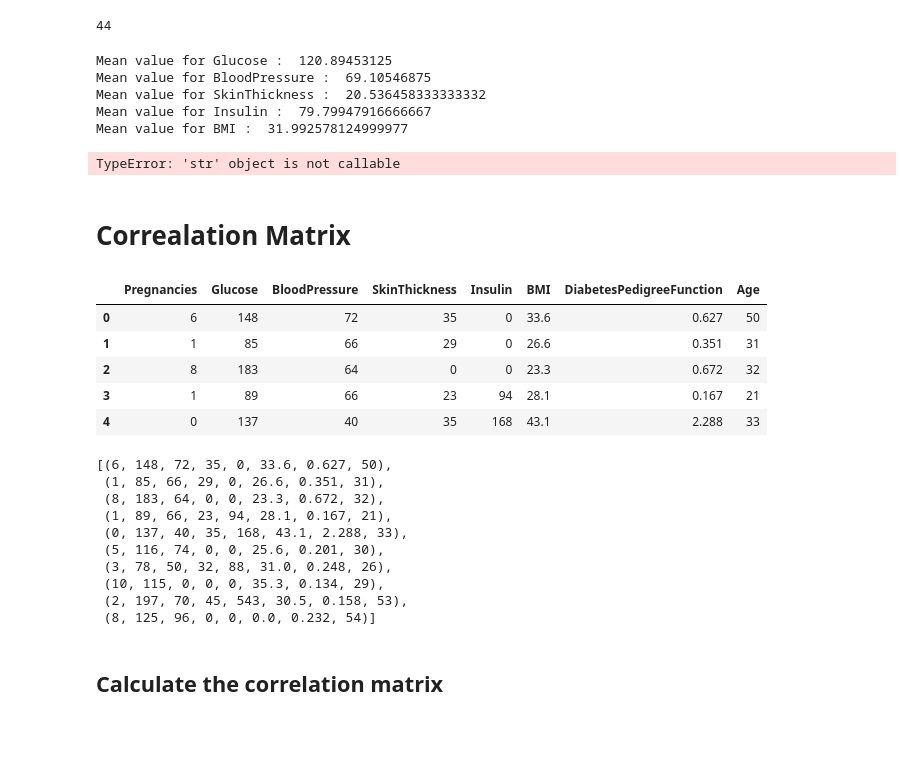
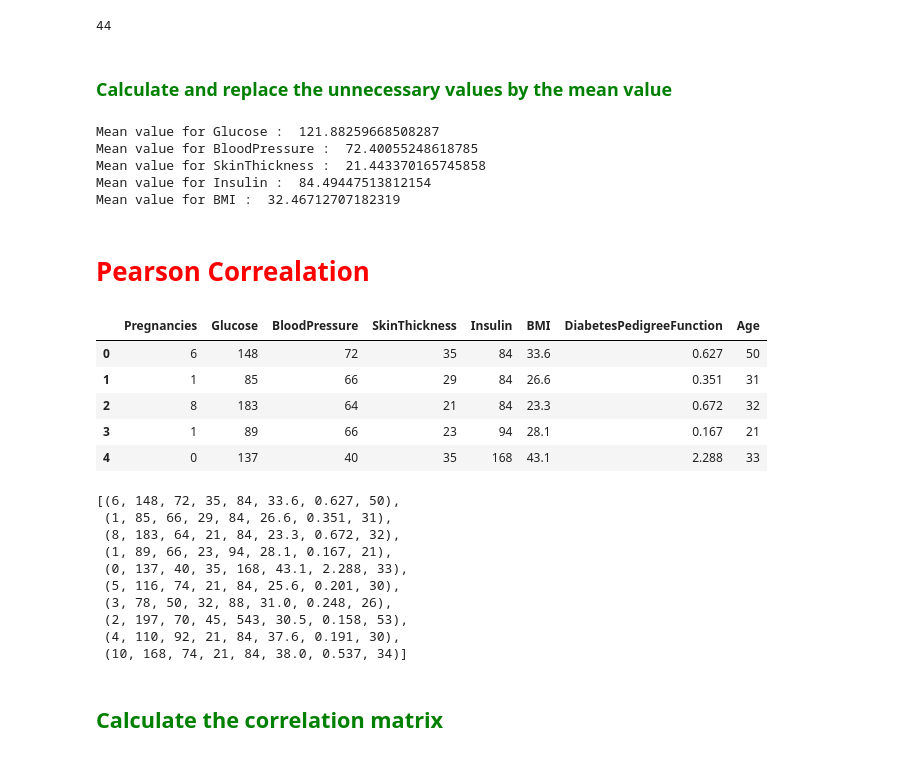
Before and after one commit to Thierno774/Logistic_Regression_with_Spark, a Jupyter notebook: Logistic_Regression_Diabetes.ipynb, the cells around one changed output. Drawn from its saved outputs; the diff is of its cells as text; code cells hidden in the pictures.

```diff
--- a/Logistic_Regression_Diabetes.ipynb
+++ b/Logistic_Regression_Diabetes.ipynb
@@ -147,6 +156,9 @@ data.select([count(when(isnan(c),c)).alias(c) for c in data.columns]).toPandas()
 | 0 | 0 | 0 | 0 | 0 | 0 | 0 | 0 | 0 | ... |
 # %%
 def transform_age(age):
+    """
+    This function transforms age into a category variable
+    """
     if (age <25):
         return 'Under 25'
     elif (age >=25 and age <= 35):
@@ -156,8 +168,6 @@ def transform_age(age):
     elif (age >= 50):
         return "Over 50"
     else: return "NA"
-# Call function
-age_udf = udf(transform_age)
-data = data.withColumn("age_tr",age_udf("Age"))
-data.toPandas().head()
+## Show the documentation of the function
+print(transform_age.__doc__)
 # %% [output]
@@ -261,56 +298,53 @@ data.count()- dataset.count()
 # %% [output]
 44
+# %% [markdown]
+ <h3 style = "color:green"> Calculate and replace the unnecessary values by the mean value</h3>
 # %%
 # Calculate and replace the unnecessary values by the mean value
-for col in data.columns[1:6]:
-    mean_col = data.agg({col: "mean"}).first()[0]
+for col in dataset.columns[1:6]:
+    mean_col = dataset.agg({col: "mean"}).first()[0]
     print(f"Mean value for {col} :  {mean_col}")
-    data = data.withColumn(col, when(data[col]==0, int(mean_col)).otherwise(data[col]))
+    dataset = dataset.withColumn(col, when(dataset[col]==0, int(mean_col)).otherwise(dataset[col]))
 # %% [output]
-Mean value for Glucose :  120.89453125
-Mean value for BloodPressure :  69.10546875
-Mean value for SkinThickness :  20.536458333333332
-Mean value for Insulin :  79.79947916666667
-Mean value for BMI :  31.992578124999977
+Mean value for Glucose :  121.88259668508287
+Mean value for BloodPressure :  72.40055248618785
+Mean value for SkinThickness :  21.443370165745858
+Mean value for Insulin :  84.49447513812154
+Mean value for BMI :  32.46712707182319
-# %%
-## Count the number of zeros in earch columns
-zeros_values_counts = data.agg(*[(sum(when(col(c) ==0,1)).alias(c)) for c in data.columns])
-zeros_values_counts.toPandas()
-# %% [output]
-TypeError: 'str' object is not callable
 # %% [markdown]
-# Correalation Matrix
+<h1  style ="color:red"> Pearson Correalation</h1>
 # %%
 # get the numeric columns in dataset
 numeric_features = [t[0] for t in data.dtypes if t[1] != "string"]
 numeric_features.remove("Outcome")
-numeric_features_df = data.select(numeric_features)
+numeric_features_df = dataset.select(numeric_features)
 # Show data
 numeric_features_df.toPandas().head()
 # %% [output]
 |  | Pregnancies | Glucose | BloodPressure | SkinThickness | Insulin | BMI | DiabetesPedigreeFunction | Age |
-| 0 | 6 | 148 | 72 | 35 | 0 | 33.6 | 0.627 | 50 |
-| 1 | 1 | 85 | 66 | 29 | 0 | 26.6 | 0.351 | 31 |
-| 2 | 8 | 183 | 64 | 0 | 0 | 23.3 | 0.672 | 32 |
+| 0 | 6 | 148 | 72 | 35 | 84 | 33.6 | 0.627 | 50 |
+| 1 | 1 | 85 | 66 | 29 | 84 | 26.6 | 0.351 | 31 |
+| 2 | 8 | 183 | 64 | 21 | 84 | 23.3 | 0.672 | 32 |
 | 3 | 1 | 89 | 66 | 23 | 94 | 28.1 | 0.167 | 21 |
 | 4 | 0 | 137 | 40 | 35 | 168 | 43.1 | 2.288 | 33 |
 # %%
+# Tranform data to rdd
 col_names = numeric_features_df.columns
 features  = numeric_features_df.rdd.map(lambda row : row[0:])
 features.take(10)
 # %% [output]
-[(6, 148, 72, 35, 0, 33.6, 0.627, 50),
- (1, 85, 66, 29, 0, 26.6, 0.351, 31),
- (8, 183, 64, 0, 0, 23.3, 0.672, 32),
+[(6, 148, 72, 35, 84, 33.6, 0.627, 50),
+ (1, 85, 66, 29, 84, 26.6, 0.351, 31),
+ (8, 183, 64, 21, 84, 23.3, 0.672, 32),
  (1, 89, 66, 23, 94, 28.1, 0.167, 21),
  (0, 137, 40, 35, 168, 43.1, 2.288, 33),
- (5, 116, 74, 0, 0, 25.6, 0.201, 30),
+ (5, 116, 74, 21, 84, 25.6, 0.201, 30),
  (3, 78, 50, 32, 88, 31.0, 0.248, 26),
- (10, 115, 0, 0, 0, 35.3, 0.134, 29),
  (2, 197, 70, 45, 543, 30.5, 0.158, 53),
- (8, 125, 96, 0, 0, 0.0, 0.232, 54)]
+ (4, 110, 92, 21, 84, 37.6, 0.191, 30),
+ (10, 168, 74, 21, 84, 38.0, 0.537, 34)]
 # %% [markdown]
-## Calculate the correlation matrix
+<h2 style = "color:green"> Calculate the correlation matrix</h2>
 # %%
 corr_mat= Statistics.corr(features, method='pearson')
 corr_df = pd.DataFrame(corr_mat)
```
Also changed, not shown: parts of 67 cells of this notebook.
